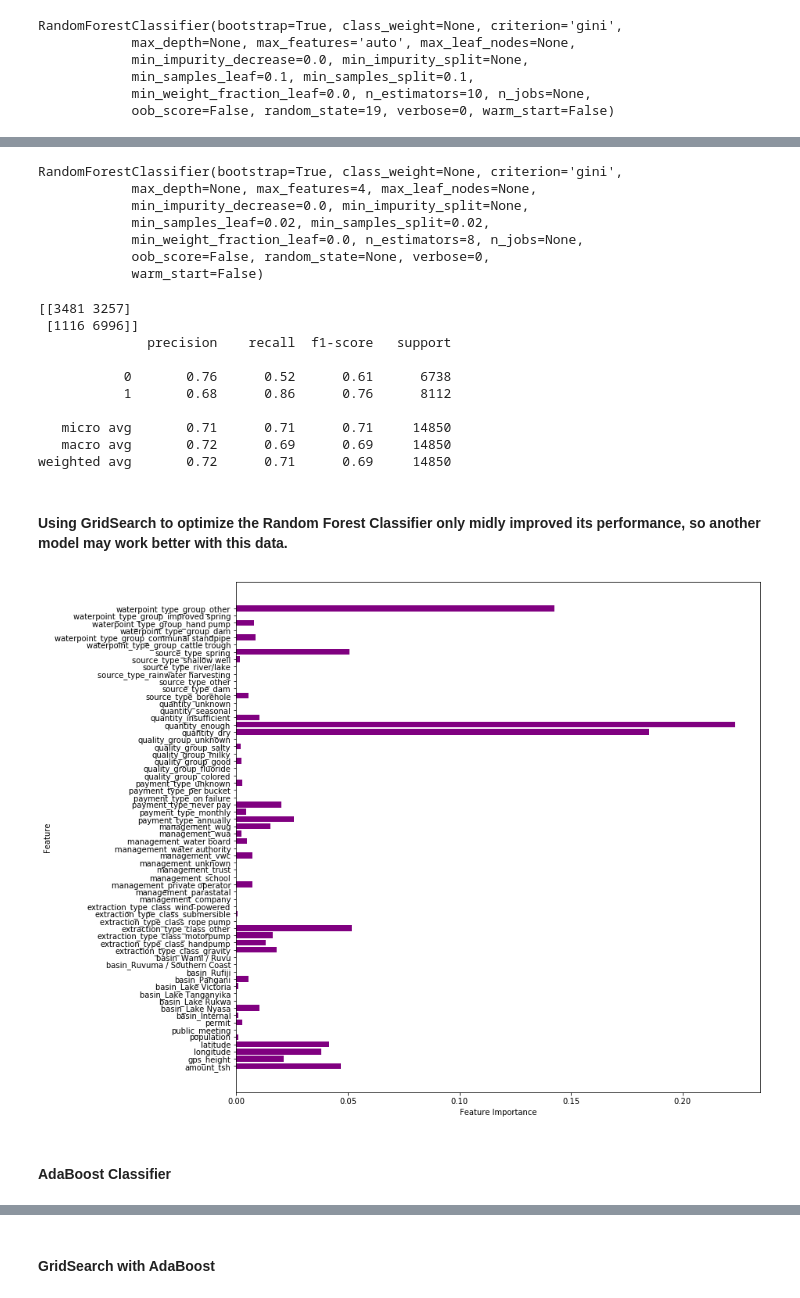
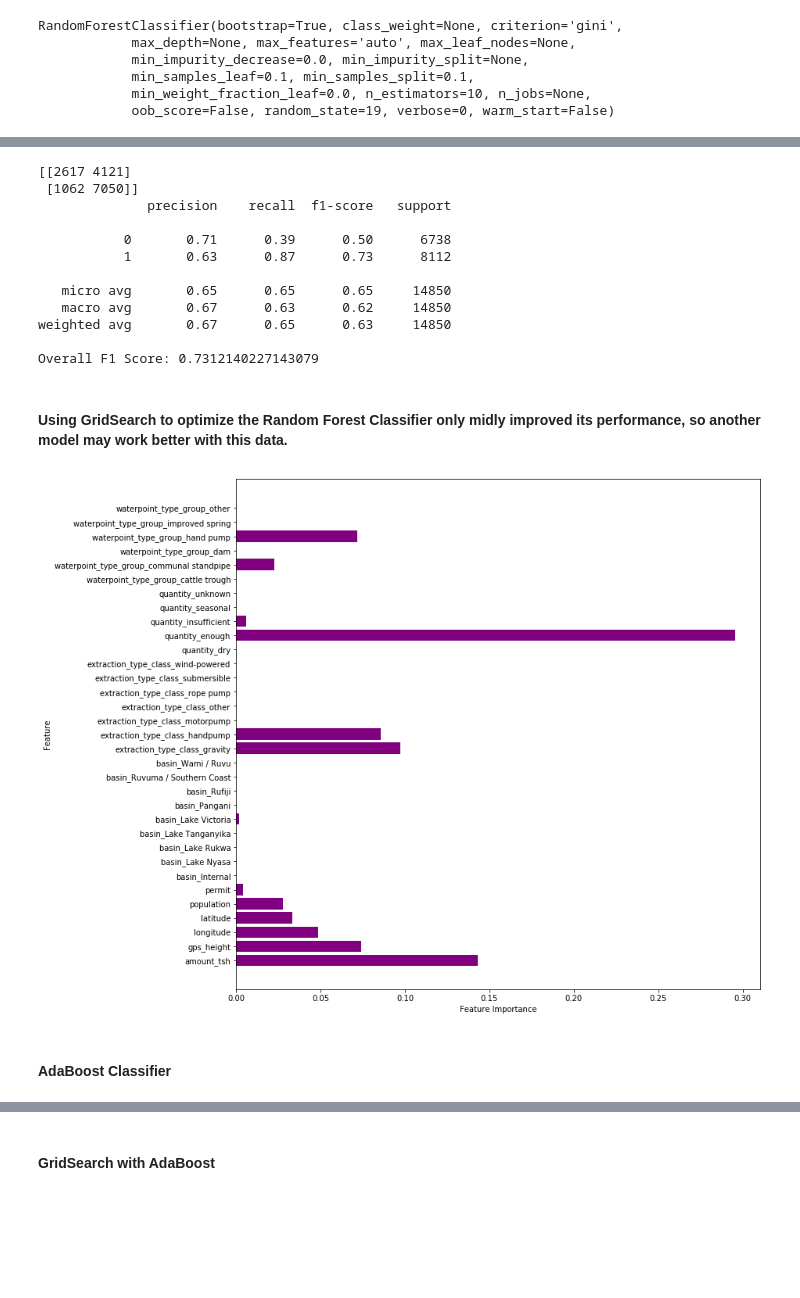
Before and after one commit to MagicMilly/dsc-3-final-project-online-ds-ft-100118, a Jupyter notebook: student.ipynb, the cells around one changed output, grey strips where cells are left out. Saved outputs shown, nothing was run; the diff lists cells and outputs as text; code cells hidden in the pictures; blank space fills up the shorter version.

Commit message:
models kind of suck but will try random sampling to see if it's a sampling issue

```diff
--- a/student.ipynb
+++ b/student.ipynb
@@ -1585,6 +1598,6 @@ Optimal Parameters: {'criterion': 'gini', 'max_depth': None, 'min_samples_leaf':
 # %%
-rf_update = RandomForestClassifier(min_samples_leaf=0.1, min_samples_split=0.1, random_state=19)
-rf_update.fit(X_train, y_train)
+optimal_rf = RandomForestClassifier(min_samples_leaf=0.1, min_samples_split=0.1, n_estimators=100, random_state=19)
+optimal_rf.fit(X_train, y_train)
 # %% [output]
 RandomForestClassifier(bootstrap=True, class_weight=None, criterion='gini',
             max_depth=None, max_features='auto', max_leaf_nodes=None,
@@ -1681,37 +1608,28 @@ Optimal Parameters: {'max_features': 4, 'min_samples_leaf': 0.02, 'min_samples_s
-# %%
-X_train, X_test, y_train, y_test = train_test_split(standard_df, y, random_state=19)
-rf4 = RandomForestClassifier(min_samples_leaf=0.02, min_samples_split=0.02, n_estimators=8, max_features=4)
-rf4.fit(X_train, y_train)
-# %% [output]
-RandomForestClassifier(bootstrap=True, class_weight=None, criterion='gini',
-            max_depth=None, max_features=4, max_leaf_nodes=None,
-            min_impurity_decrease=0.0, min_impurity_split=None,
-            min_samples_leaf=0.02, min_samples_split=0.02,
-            min_weight_fraction_leaf=0.0, n_estimators=8, n_jobs=None,
-            oob_score=False, random_state=None, verbose=0,
-            warm_start=False)
 # %%
-y_preds = rf4.predict(X_test)
-print(confusion_matrix(y_test, y_preds))
-print(classification_report(y_test, y_preds))
+rf_y_preds = optimal_rf.predict(X_test)
+print(confusion_matrix(y_test, rf_y_preds))
+print(classification_report(y_test, rf_y_preds))
+print(f'Overall F1 Score: {f1_score(y_test, rf_y_preds)}')
 # %% [output]
-[[3481 3257]
- [1116 6996]]
+[[2617 4121]
+ [1062 7050]]
               precision    recall  f1-score   support
 
-           0       0.76      0.52      0.61      6738
-           1       0.68      0.86      0.76      8112
+           0       0.71      0.39      0.50      6738
+           1       0.63      0.87      0.73      8112
 
-   micro avg       0.71      0.71      0.71     14850
-   macro avg       0.72      0.69      0.69     14850
-weighted avg       0.72      0.71      0.69     14850
+   micro avg       0.65      0.65      0.65     14850
+   macro avg       0.67      0.63      0.62     14850
+weighted avg       0.67      0.65      0.63     14850
+
+Overall F1 Score: 0.7312140227143079
 # %% [markdown]
 #### Using GridSearch to optimize the Random Forest Classifier only midly improved its performance, so another model may work better with this data.
 # %%
-plot_feature_importances(rf4)
+plot_feature_importances(optimal_rf)
 # %% [output]
-[figure, old version]
+[figure, new version]
 # %% [markdown]
-#### AdaBoost Classifier
+#### AdaBoost Classifier <a id='ada_boost'></a>
 # %%
 # evaluate vanilla model first to compare to other models
```
Also changed, not shown: parts of 62 cells of this notebook.
